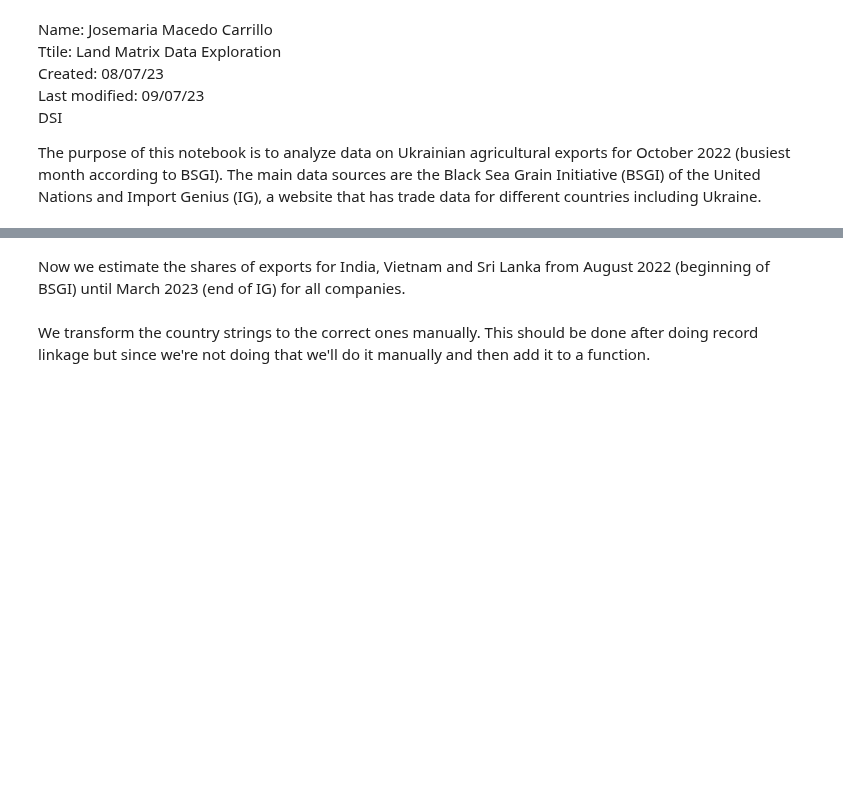
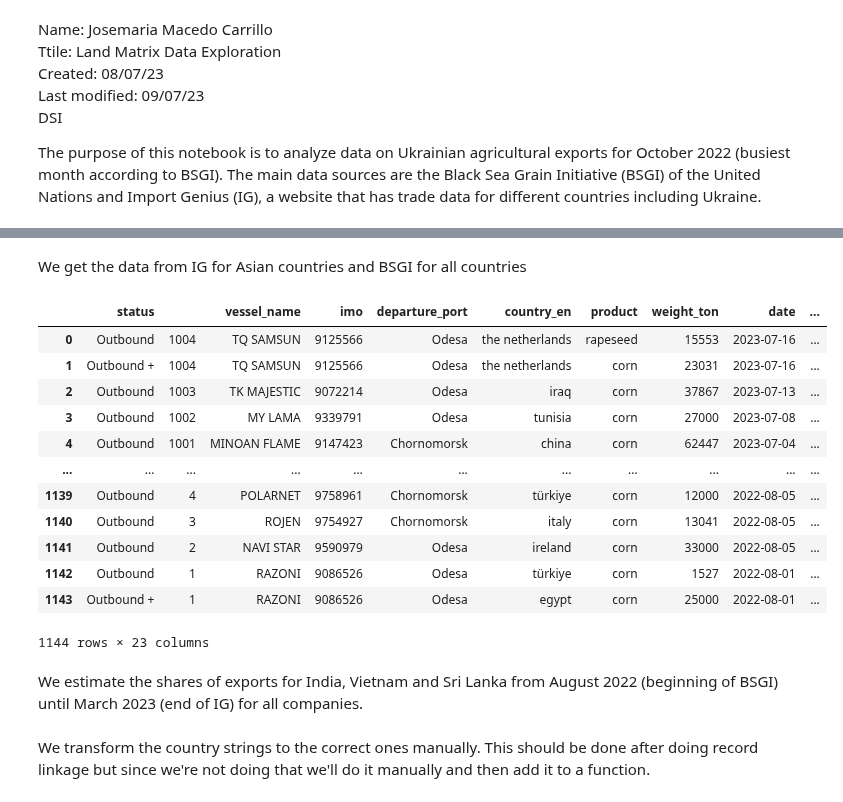
Before and after one commit to uchicago-dsi/oakland-institute-ukraine, a Jupyter notebook: notebooks/exports_oct22.ipynb, the cells around one changed output, grey strips where cells are left out. Saved outputs shown, nothing was run; the diff lists cells and outputs as text; code cells hidden in the pictures; blank space fills up the shorter version.

```diff
--- a/notebooks/exports_oct22.ipynb
+++ b/notebooks/exports_oct22.ipynb
@@ -76,0 +30,22 @@ Name: weight_ton, dtype: float64
+# %% [markdown]
+We get the data from IG for Asian countries and BSGI for all countries
+# %%
+current_dir = os.getcwd()
+path = os.path.join(os.path.dirname(current_dir), "data/ig_all_22-23.csv")
+ig_asia = get_data("ig", path)
+bsgi = get_data("bsgi")
+bsgi
+# %% [output]
+|  | status |  | vessel_name | imo | departure_port | country_en | product | weight_ton | date | ... |
+| 0 | Outbound | 1004 | TQ SAMSUN | 9125566 | Odesa | the netherlands | rapeseed | 15553 | 2023-07-16 | ... |
+| 1 | Outbound + | 1004 | TQ SAMSUN | 9125566 | Odesa | the netherlands | corn | 23031 | 2023-07-16 | ... |
+| 2 | Outbound | 1003 | TK MAJESTIC | 9072214 | Odesa | iraq | corn | 37867 | 2023-07-13 | ... |
+| 3 | Outbound | 1002 | MY LAMA | 9339791 | Odesa | tunisia | corn | 27000 | 2023-07-08 | ... |
+| 4 | Outbound | 1001 | MINOAN FLAME | 9147423 | Chornomorsk | china | corn | 62447 | 2023-07-04 | ... |
+| ... | ... | ... | ... | ... | ... | ... | ... | ... | ... | ... |
+| 1139 | Outbound | 4 | POLARNET | 9758961 | Chornomorsk | türkiye | corn | 12000 | 2022-08-05 | ... |
+| 1140 | Outbound | 3 | ROJEN | 9754927 | Chornomorsk | italy | corn | 13041 | 2022-08-05 | ... |
+| 1141 | Outbound | 2 | NAVI STAR | 9590979 | Odesa | ireland | corn | 33000 | 2022-08-05 | ... |
+| 1142 | Outbound | 1 | RAZONI | 9086526 | Odesa | türkiye | corn | 1527 | 2022-08-01 | ... |
+| 1143 | Outbound + | 1 | RAZONI | 9086526 | Odesa | egypt | corn | 25000 | 2022-08-01 | ... |
+1144 rows × 23 columns
@@ -77,5 +54,5 @@ Name: weight_ton, dtype: float64
 # %% [markdown]
-Now we estimate the shares of exports for India, Vietnam and Sri Lanka from August 2022 (beginning of BSGI) until March 2023 (end of IG) for all companies.
+We estimate the shares of exports for India, Vietnam and Sri Lanka from August 2022 (beginning of BSGI) until March 2023 (end of IG) for all companies.
 # %%
 # First we import the csv file
 ig_asia = import_data("/Users/jmacedoc/Documents/DSI/Ukraine Agricultural Exports/oakland-institute-ukraine/data/ig_all_22-23.csv", "ig")
```
Also changed, not shown: parts of 19 cells of this notebook.
